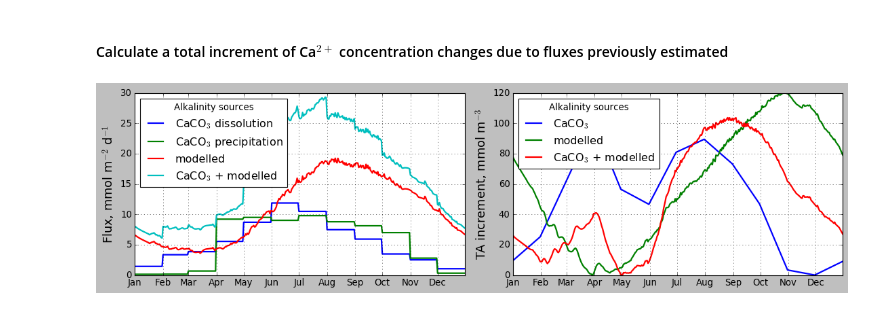
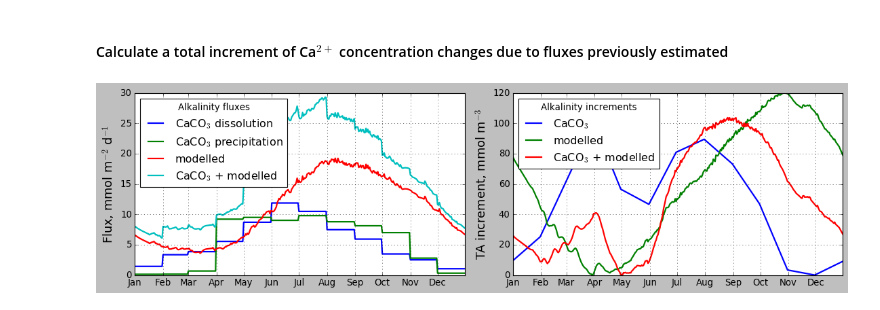
Before and after one commit to limash/Alkalinity_in_the_Wadden_Sea, a Jupyter notebook: 2_some_test_and_estimations.ipynb, the cells around one changed output. Drawn from its saved outputs; the diff is of its cells as text; code cells hidden in the pictures.

Commit message:
Change caco3 alkalinity pictures a bit

```diff
--- a/2_some_test_and_estimations.ipynb
+++ b/2_some_test_and_estimations.ipynb
@@ -495,33 +495,33 @@ plt.style.use('classic')
 fig = plt.figure(figsize=(14, 4))
 ax1 = fig.add_subplot(1, 2, 1) # row-col-num
 ax1.xaxis_date()
 ax1.xaxis.set_major_formatter(mdates.DateFormatter('%b'))
 ax1.plot(alk_surface_year['time'], caco3_dis*2, linewidth=2, label=r'CaCO$_3$ dissolution')
 ax1.plot(alk_surface_year['time'], caco3_pre*2, linewidth=2, label=r'CaCO$_3$ precipitation')
 ax1.plot(alk_surface_year['time'], alkflux_bottom_year['B_C_Alk   _flux'], linewidth=2, label=r'modelled')
 ax1.plot(alk_surface_year['time'], caco3_dis*2+alkflux_bottom_year['B_C_Alk   _flux'], linewidth=2, label=r'CaCO$_3$ + modelled')
 # --- add title and axis labels
 #ax.set_title('Alkalinity fluxes')
 ax1.set_ylabel('Flux, mmol m$^{-2}$ d$^{-1}$', fontsize=16)
 #ax.set_xlabel('Month', fontsize=16)
 # --- plot a legend in the best location
-ax1.legend(loc='upper left', title='Alkalinity sources')
+ax1.legend(loc='upper left', title='Alkalinity fluxes')
 # --- add grid – not in default classic style
 ax1.grid(True)
 ax = fig.add_subplot(1, 2, 2) # row-col-num
 ax.xaxis.set_major_formatter(mdates.DateFormatter('%b'))
 ax.plot(alk_surface_year['time'], calpart-calpart.min(), linewidth=2, label=r'CaCO$_3$')
 ax.plot(alk_surface_year['time'], alk_array-alk_array.min(), linewidth=2, label=r'modelled')
 ax.plot(alk_surface_year['time'], result_array - result_array.min(), linewidth=2, label=r'CaCO$_3$ + modelled')
 # --- add title and axis labels
 #ax.set_title('Alkalinity fluxes')
 ax.set_ylabel('TA increment, mmol m$^{-3}$', fontsize=16)
 #ax.set_xlabel('Month', fontsize=16)
 # --- plot a legend in the best location
-ax.legend(loc='upper left', title='Alkalinity sources')
+ax.legend(loc='upper left', title='Alkalinity increments')
 # --- add grid – not in default classic style
 ax.grid(True)
 
 fig.tight_layout(pad=1)
 # %% [output]
-[figure, old version]
+[figure, new version]
```
Also changed, not shown: 1 other file.
